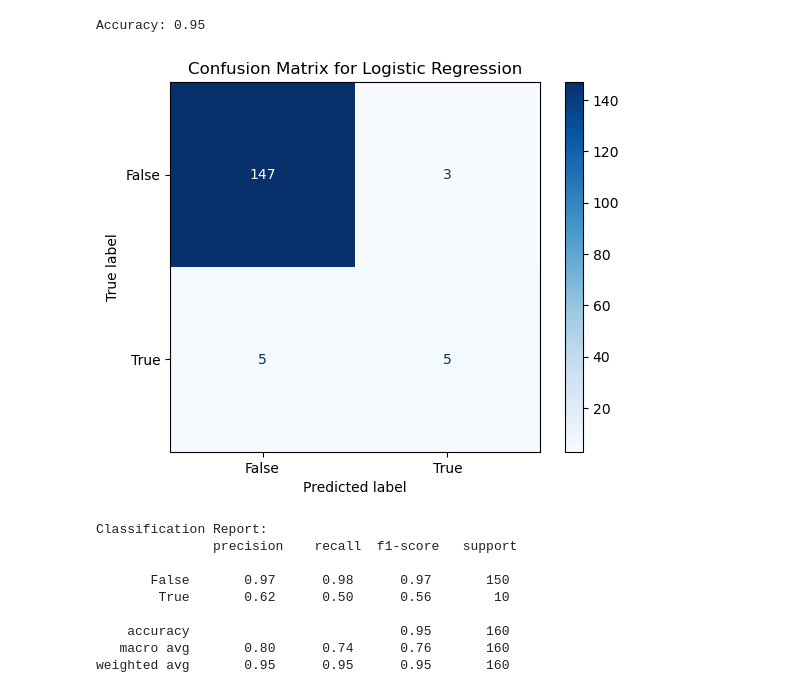
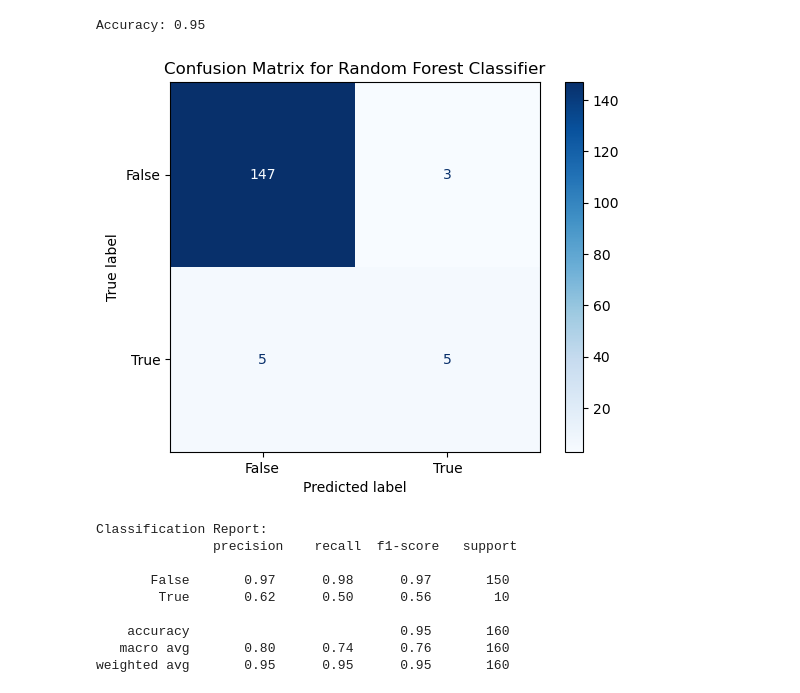
Before and after one commit to couchsnail/ds3-workshops, a Jupyter notebook: ds3-wi25-w1/intro_to_scikit_learn_demo.ipynb, the cells around one changed output. Saved outputs shown, nothing was run; the diff lists cells and outputs as text; code cells hidden in the pictures.

```diff
--- a/ds3-wi25-w1/intro_to_scikit_learn_demo.ipynb
+++ b/ds3-wi25-w1/intro_to_scikit_learn_demo.ipynb
@@ -280,10 +294,10 @@ Accuracy: 0.95
 # %%
 # Creating the confusion matrix
 ConfusionMatrixDisplay.from_estimator(tree_pipeline, X_test_tree, y_test_tree, cmap='Blues')
-plt.title("Confusion Matrix for Logistic Regression")
+plt.title("Confusion Matrix for Random Forest Classifier")
 plt.show()
 # %% [output]
-[figure, old version]
+[figure, new version]
 # %%
 print("Classification Report:\n", classification_report(y_test_tree, y_pred_tree))
 # %% [output]
```
Also changed, not shown: parts of 4 cells of this notebook, 1 other file.
